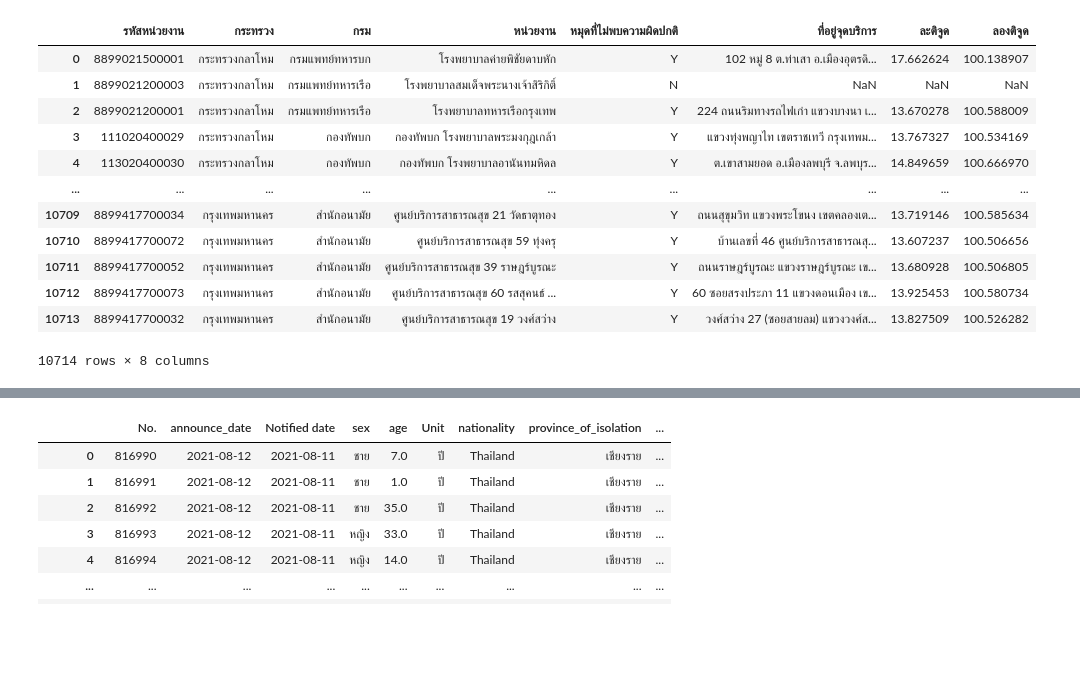
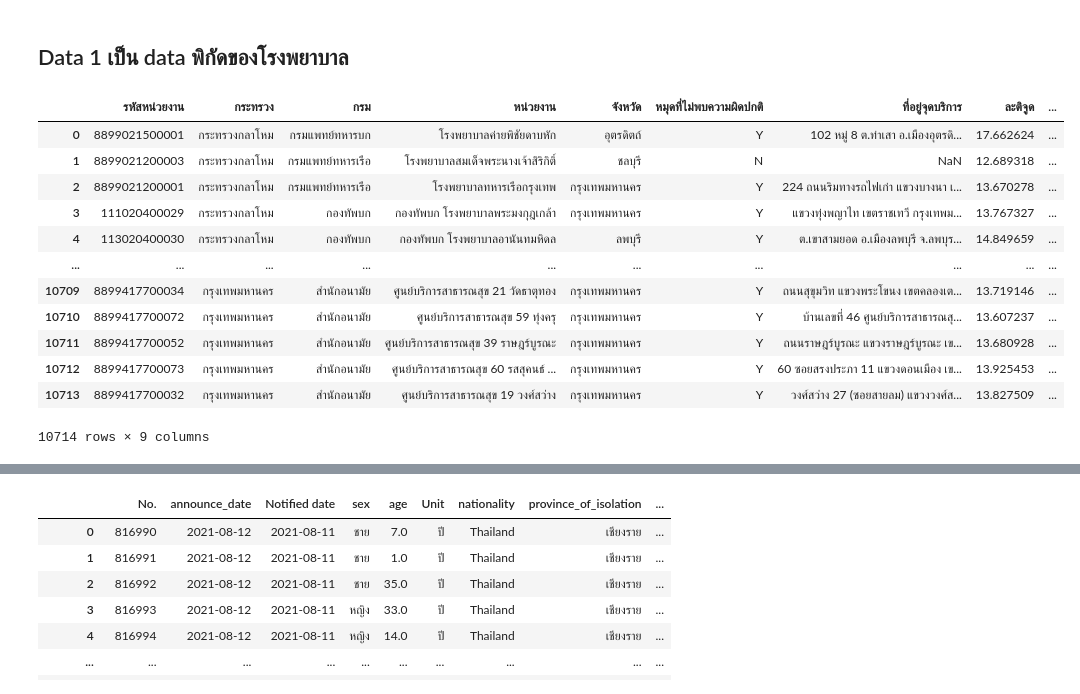
Before and after one commit to Chanakarn06/data_viz_2022, a Jupyter notebook: Project.ipynb, the cells around one changed output, grey strips where cells are left out. Cells and saved outputs as stored; diff of their text form; code cells hidden in the pictures; blank space fills up the shorter version.

Commit message:
save table

```diff
--- a/Project.ipynb
+++ b/Project.ipynb
@@ -11,19 +13,21 @@ Mounted at /content/drive
 # %%
 path = '/content/drive/My Drive/Project_Dashboard2022'
+# %% [markdown]
+## Data 1 เป็น data พิกัดของโรงพยาบาล
 # %%
-data1 = pd.read_excel(os.path.join(path,'citizeninfo_health_20200314 (3).xlsx'))
+data1 = pd.read_excel(os.path.join(path,'citizeninfo_health_20200314 (5).xlsx'))
 data1
 # %% [output]
-|  | รหัสหน่วยงาน | กระทรวง | กรม | หน่วยงาน | หมุดที่ไม่พบความผิดปกติ | ที่อยู่จุดบริการ | ละติจูด | ลองติจูด |
-| 0 | 8899021500001 | กระทรวงกลาโหม | กรมแพทย์ทหารบก | โรงพยาบาลค่ายพิชัยดาบหัก | Y | 102 หมู่ 8 ต.ท่าเสา อ.เมืองอุตรดิ... | 17.662624 | 100.138907 |
-| 1 | 8899021200003 | กระทรวงกลาโหม | กรมแพทย์ทหารเรือ | โรงพยาบาลสมเด็จพระนางเจ้าสิริกิติ์ | N | NaN | NaN | NaN |
-| 2 | 8899021200001 | กระทรวงกลาโหม | กรมแพทย์ทหารเรือ | โรงพยาบาลทหารเรือกรุงเทพ | Y | 224 ถนนริมทางรถไฟเก่า แขวงบางนา เ... | 13.670278 | 100.588009 |
-| 3 | 111020400029 | กระทรวงกลาโหม | กองทัพบก | กองทัพบก โรงพยาบาลพระมงกุฎเกล้า | Y | แขวงทุ่งพญาไท เขตราชเทวี กรุงเทพม... | 13.767327 | 100.534169 |
-| 4 | 113020400030 | กระทรวงกลาโหม | กองทัพบก | กองทัพบก โรงพยาบาลอานันทมหิดล | Y | ต.เขาสามยอด อ.เมืองลพบุรี จ.ลพบุร... | 14.849659 | 100.666970 |
-| ... | ... | ... | ... | ... | ... | ... | ... | ... |
-| 10709 | 8899417700034 | กรุงเทพมหานคร | สำนักอนามัย | ศูนย์บริการสาธารณสุข 21 วัดธาตุทอง | Y | ถนนสุขุมวิท แขวงพระโขนง เขตคลองเต... | 13.719146 | 100.585634 |
-| 10710 | 8899417700072 | กรุงเทพมหานคร | สำนักอนามัย | ศูนย์บริการสาธารณสุข 59 ทุ่งครุ | Y | บ้านเลขที่ 46 ศูนย์บริการสาธารณสุ... | 13.607237 | 100.506656 |
-| 10711 | 8899417700052 | กรุงเทพมหานคร | สำนักอนามัย | ศูนย์บริการสาธารณสุข 39 ราษฎร์บูรณะ | Y | ถนนราษฎร์บูรณะ แขวงราษฎร์บูรณะ เข... | 13.680928 | 100.506805 |
-| 10712 | 8899417700073 | กรุงเทพมหานคร | สำนักอนามัย | ศูนย์บริการสาธารณสุข 60 รสสุคนธ์ ... | Y | 60 ซอยสรงประภา 11 แขวงดอนเมือง เข... | 13.925453 | 100.580734 |
-| 10713 | 8899417700032 | กรุงเทพมหานคร | สำนักอนามัย | ศูนย์บริการสาธารณสุข 19 วงศ์สว่าง | Y | วงศ์สว่าง 27 (ซอยสายลม) แขวงวงศ์ส... | 13.827509 | 100.526282 |
+|  | รหัสหน่วยงาน | กระทรวง | กรม | หน่วยงาน | จังหวัด | หมุดที่ไม่พบความผิดปกติ | ที่อยู่จุดบริการ | ละติจูด | ... |
+| 0 | 8899021500001 | กระทรวงกลาโหม | กรมแพทย์ทหารบก | โรงพยาบาลค่ายพิชัยดาบหัก | อุตรดิตถ์ | Y | 102 หมู่ 8 ต.ท่าเสา อ.เมืองอุตรดิ... | 17.662624 | ... |
+| 1 | 8899021200003 | กระทรวงกลาโหม | กรมแพทย์ทหารเรือ | โรงพยาบาลสมเด็จพระนางเจ้าสิริกิติ์ | ชลบุรี | N | NaN | 12.689318 | ... |
+| 2 | 8899021200001 | กระทรวงกลาโหม | กรมแพทย์ทหารเรือ | โรงพยาบาลทหารเรือกรุงเทพ | กรุงเทพมหานคร | Y | 224 ถนนริมทางรถไฟเก่า แขวงบางนา เ... | 13.670278 | ... |
+| 3 | 111020400029 | กระทรวงกลาโหม | กองทัพบก | กองทัพบก โรงพยาบาลพระมงกุฎเกล้า | กรุงเทพมหานคร | Y | แขวงทุ่งพญาไท เขตราชเทวี กรุงเทพม... | 13.767327 | ... |
+| 4 | 113020400030 | กระทรวงกลาโหม | กองทัพบก | กองทัพบก โรงพยาบาลอานันทมหิดล | ลพบุรี | Y | ต.เขาสามยอด อ.เมืองลพบุรี จ.ลพบุร... | 14.849659 | ... |
+| ... | ... | ... | ... | ... | ... | ... | ... | ... | ... |
+| 10709 | 8899417700034 | กรุงเทพมหานคร | สำนักอนามัย | ศูนย์บริการสาธารณสุข 21 วัดธาตุทอง | กรุงเทพมหานคร | Y | ถนนสุขุมวิท แขวงพระโขนง เขตคลองเต... | 13.719146 | ... |
+| 10710 | 8899417700072 | กรุงเทพมหานคร | สำนักอนามัย | ศูนย์บริการสาธารณสุข 59 ทุ่งครุ | กรุงเทพมหานคร | Y | บ้านเลขที่ 46 ศูนย์บริการสาธารณสุ... | 13.607237 | ... |
+| 10711 | 8899417700052 | กรุงเทพมหานคร | สำนักอนามัย | ศูนย์บริการสาธารณสุข 39 ราษฎร์บูรณะ | กรุงเทพมหานคร | Y | ถนนราษฎร์บูรณะ แขวงราษฎร์บูรณะ เข... | 13.680928 | ... |
+| 10712 | 8899417700073 | กรุงเทพมหานคร | สำนักอนามัย | ศูนย์บริการสาธารณสุข 60 รสสุคนธ์ ... | กรุงเทพมหานคร | Y | 60 ซอยสรงประภา 11 แขวงดอนเมือง เข... | 13.925453 | ... |
+| 10713 | 8899417700032 | กรุงเทพมหานคร | สำนักอนามัย | ศูนย์บริการสาธารณสุข 19 วงศ์สว่าง | กรุงเทพมหานคร | Y | วงศ์สว่าง 27 (ซอยสายลม) แขวงวงศ์ส... | 13.827509 | ... |
-10714 rows × 8 columns
+10714 rows × 9 columns
```
Also changed, not shown: parts of 80 cells of this notebook.
